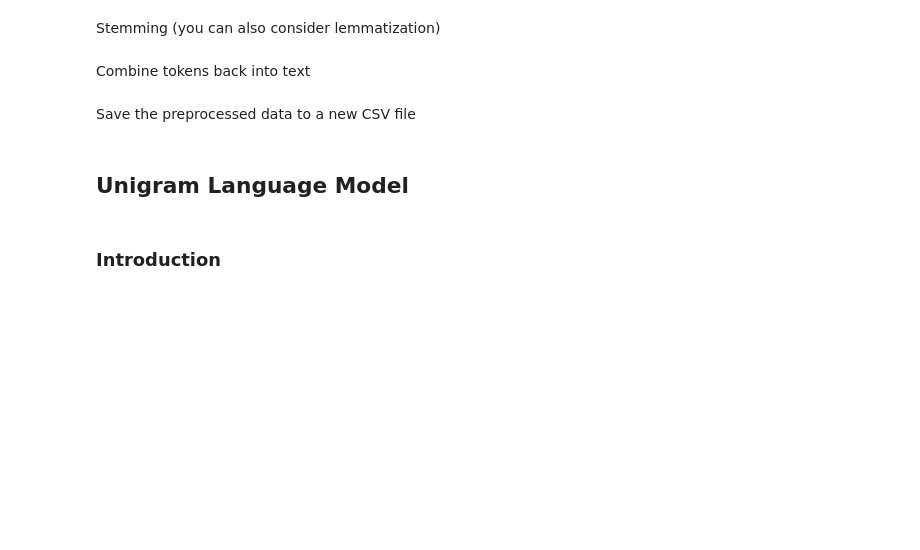
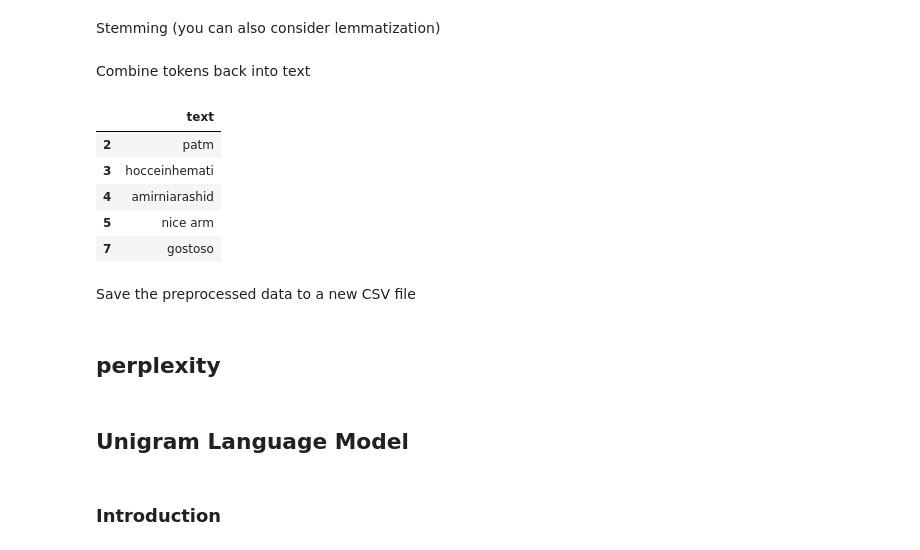
Before and after one commit to MohamadrezaKhalvati/natural-langauge-programming, a Jupyter notebook: Project/Q2/q2.ipynb, the cells around one changed output. Drawn from its saved outputs; the diff is of its cells as text; code cells hidden in the pictures; blank space fills up the shorter version.

```diff
--- a/Project/Q2/q2.ipynb
+++ b/Project/Q2/q2.ipynb
@@ -92,7 +101,22 @@ data["text"] = data["text"].apply(lambda x: [ps.stem(word) for word in x])
 Combine tokens back into text
 # %%
 data["text"] = data["text"].apply(lambda x: " ".join(x))
+# %%
+data = data[data["text"] != ""]
+# %%
+data = data[data["text"] != "nan"]
+# %%
+data.head(5)
+# %% [output]
+|  | text |
+| 2 | patm |
+| 3 | hocceinhemati |
+| 4 | amirniarashid |
+| 5 | nice arm |
+| 7 | gostoso |
 # %% [markdown]
 Save the preprocessed data to a new CSV file
 # %%
 data.to_csv("preprocessed_data.csv", index=False)
+# %% [markdown]
+## perplexity
```
Also changed, not shown: parts of 7 cells of this notebook, 3 other files.
